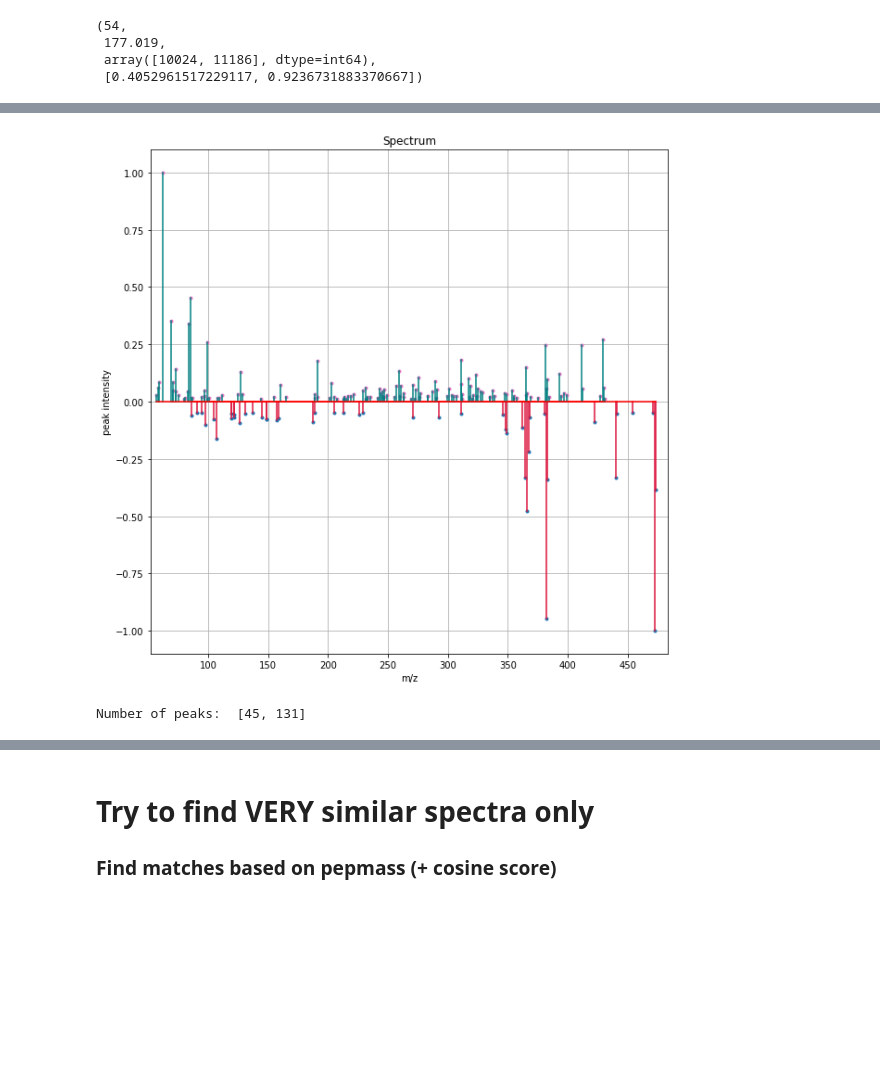
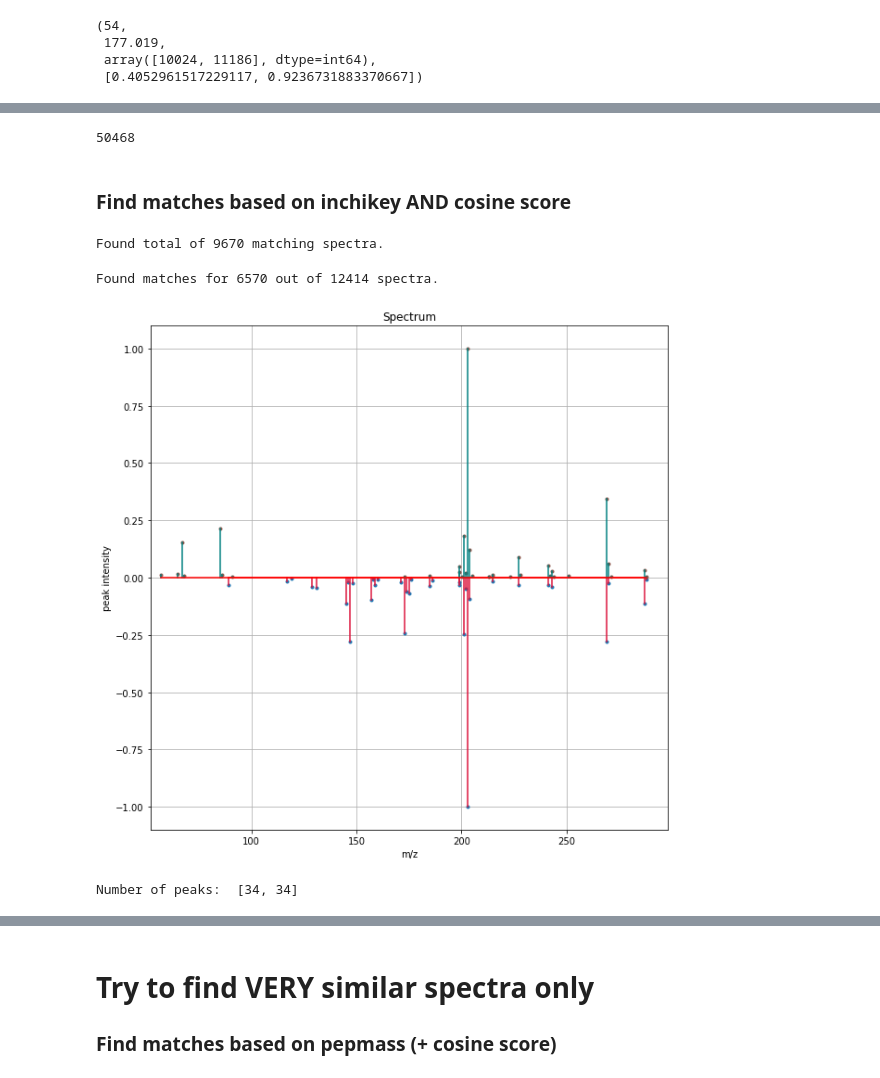
Before and after one commit to florian-huber/SeSiMe, a Jupyter notebook: notebooks/Spec2Vec-compare_MS-MS_datasets.ipynb, the cells around one changed output, grey strips where cells are left out. Drawn from its saved outputs; the diff is of its cells as text; code cells hidden in the pictures; blank space fills up the shorter version.

Commit message:
added tests, plots, runs to check dataset overlap

```diff
--- a/notebooks/Spec2Vec-compare_MS-MS_datasets.ipynb
+++ b/notebooks/Spec2Vec-compare_MS-MS_datasets.ipynb
@@ -411 +413,16 @@ for m, inchikey in enumerate(inchikeys_ref):
+# %%
+# Compare allGNPS and uniquesmiles MGFs
+smiles = []
+for spec in spectra:
+    smiles.append(spec.metadata['smiles'])
+
+smiles_ref = []
+for spec in spectra_ref:
+    smiles_ref.append(spec.metadata['smiles'])
+# %%
+smiles_matches = []
+for m, smile in enumerate(smiles_ref):
+    if smile in smiles:
+        matches = list(np.where(np.array(smiles) == smile)[0])
+        smiles_matches.extend(list(zip(len(matches) * [m], matches)))
 # %%
@@ -427,0 +432,17 @@ inchi_matches[:10]
+# %%
+matches_inchikey_smiles = [x for x in inchi_matches or x in smiles_matches]
+#len(list(set(matches_inchikey_smiles)))
+len(matches_inchikey_smiles)
+# %% [output]
+50468
+# %% [markdown]
+### Find matches based on inchikey AND cosine score
+# %%
+cosine_threshold = 0.7
+cosine_tol = 0.01
+
+matches_inchikey_cosine = []
+for (x,y) in matches_inchikey_smiles:
+    cosine_score = MS_functions.cosine_score(spectra_ref[x], spectra[y], tol = cosine_tol)[0]
+    if cosine_score > cosine_threshold:
+        matches_inchikey_cosine.append((x,y, cosine_score))
@@ -428,7 +451,15 @@ inchi_matches[:10]
+# %%
+print("Found total of", len(matches_inchikey_cosine), "matching spectra.")
+# %% [output]
+Found total of 9670 matching spectra.
+# %%
+print("Found matches for", len(list(set(a))), "out of", len(spectra_ref), "spectra.")
+# %% [output]
+Found matches for 6570 out of 12414 spectra.
 # %%
-ID1, ID2 = inchi_matches[0]
+ID1, ID2 = matches_inchikey_cosine[0][:2]
 compare_spectra(spectra_ref[ID1],spectra[ID2], min_mz = None, max_mz = None)
 # %% [output]
-[figure, old version]
+[figure, new version]
-Number of peaks:  [45, 131]
+Number of peaks:  [34, 34]
 # %%
```
Also changed, not shown: parts of 55 cells of this notebook.
